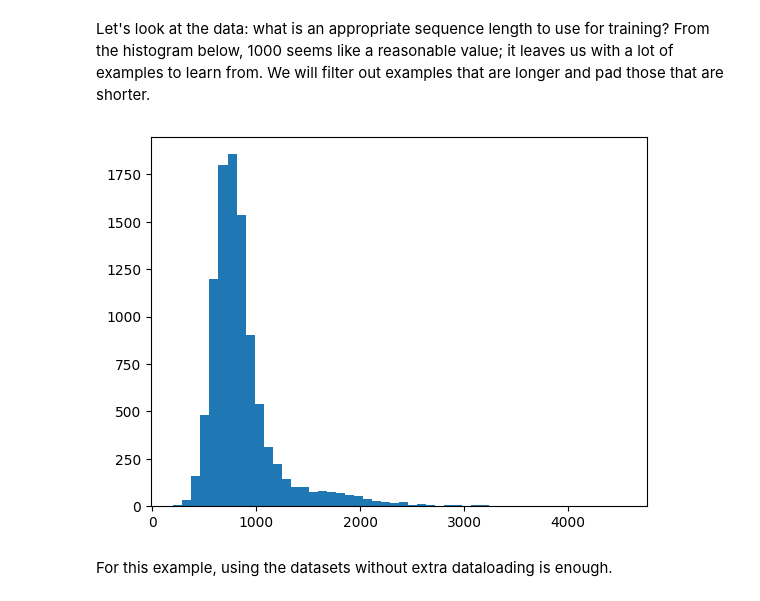
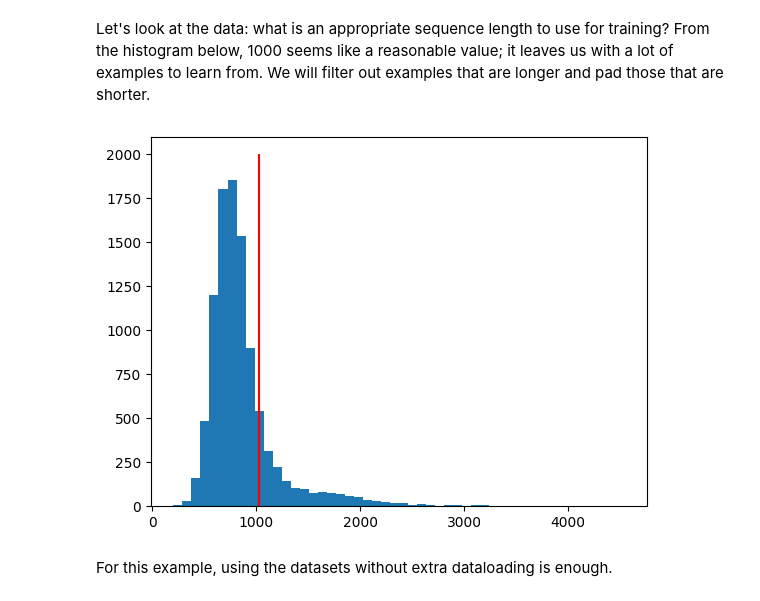
Before and after one commit to p-nordmann/eqx-llama, a Jupyter notebook: example.ipynb, the cells around one changed output. Drawn from its saved outputs; the diff is of its cells as text; code cells hidden in the pictures.

```diff
--- a/example.ipynb
+++ b/example.ipynb
@@ -7,8 +7,8 @@ In this notebook, we will run a simple training run of `eqx-llama` on the `TinyS
 
 Let's set a few constants and hyper parameters.
 # %%
-batch_size = 10
-max_seq_len = 1_000  # See below why we choose this value
+batch_size = 20
+max_seq_len = 1_024  # See below why we choose this value
 seed = 0
 learning_rate = 3e-4
 weight_decay = 0.1
@@ -65,14 +66,16 @@ Let's look at the data: what is an appropriate sequence length to use for traini
 # %%
 import matplotlib.pyplot as plt
 
 lens = []
 for example, i in zip(ds["train"], range(10_000)):
     lens.append(len(example["text"].encode("utf-8")))
 
+
 plt.hist(lens, bins=50)
+plt.vlines(x=max_seq_len, ymin=0, ymax=2_000, label="max_seq_len", colors=["red"])
 plt.show()
 # %% [output]
-[figure, old version]
+[figure, new version]
 # %% [markdown]
 For this example, using the datasets without extra dataloading is enough.
 # %%
```
Also changed, not shown: parts of 8 cells of this notebook.
